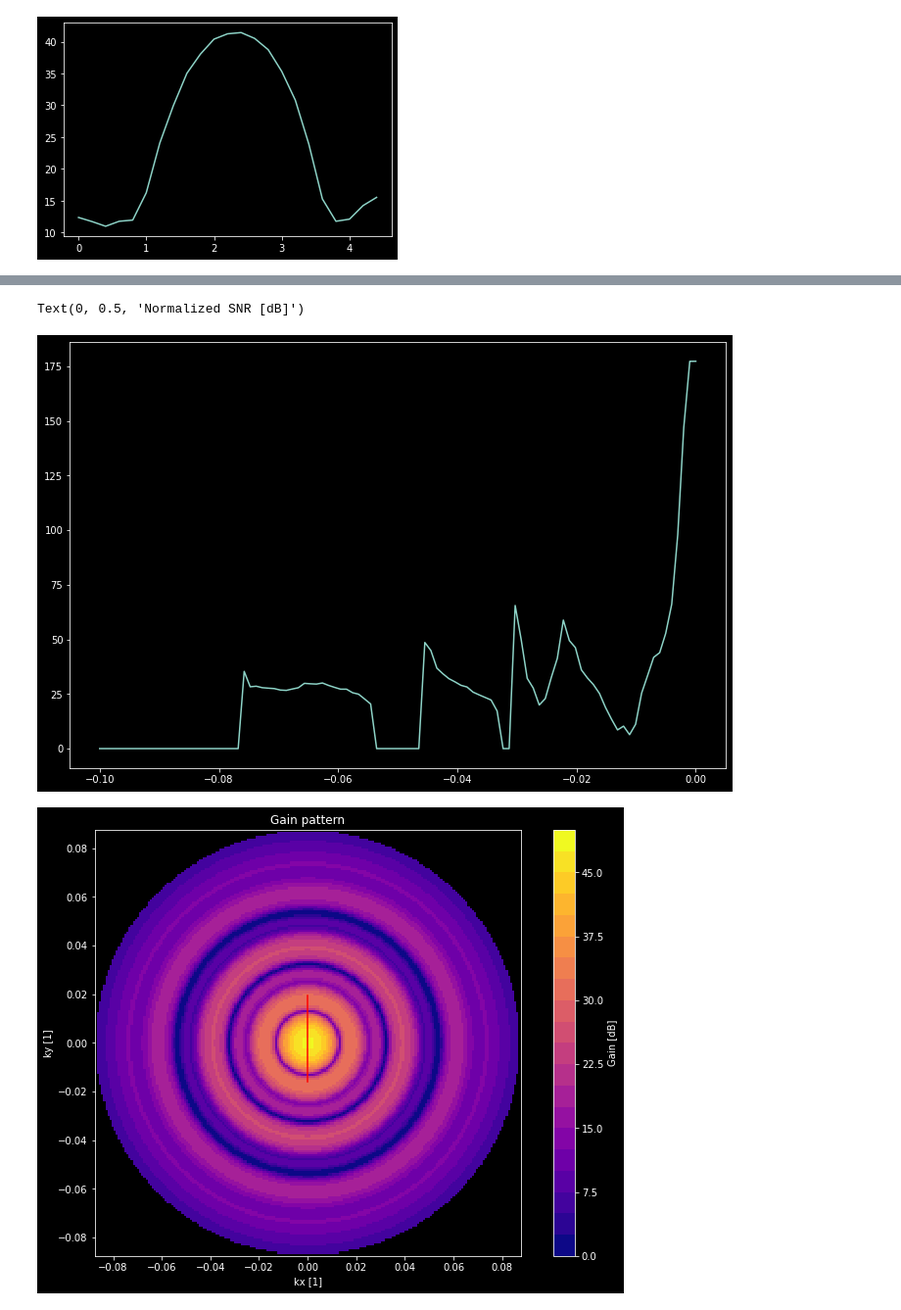
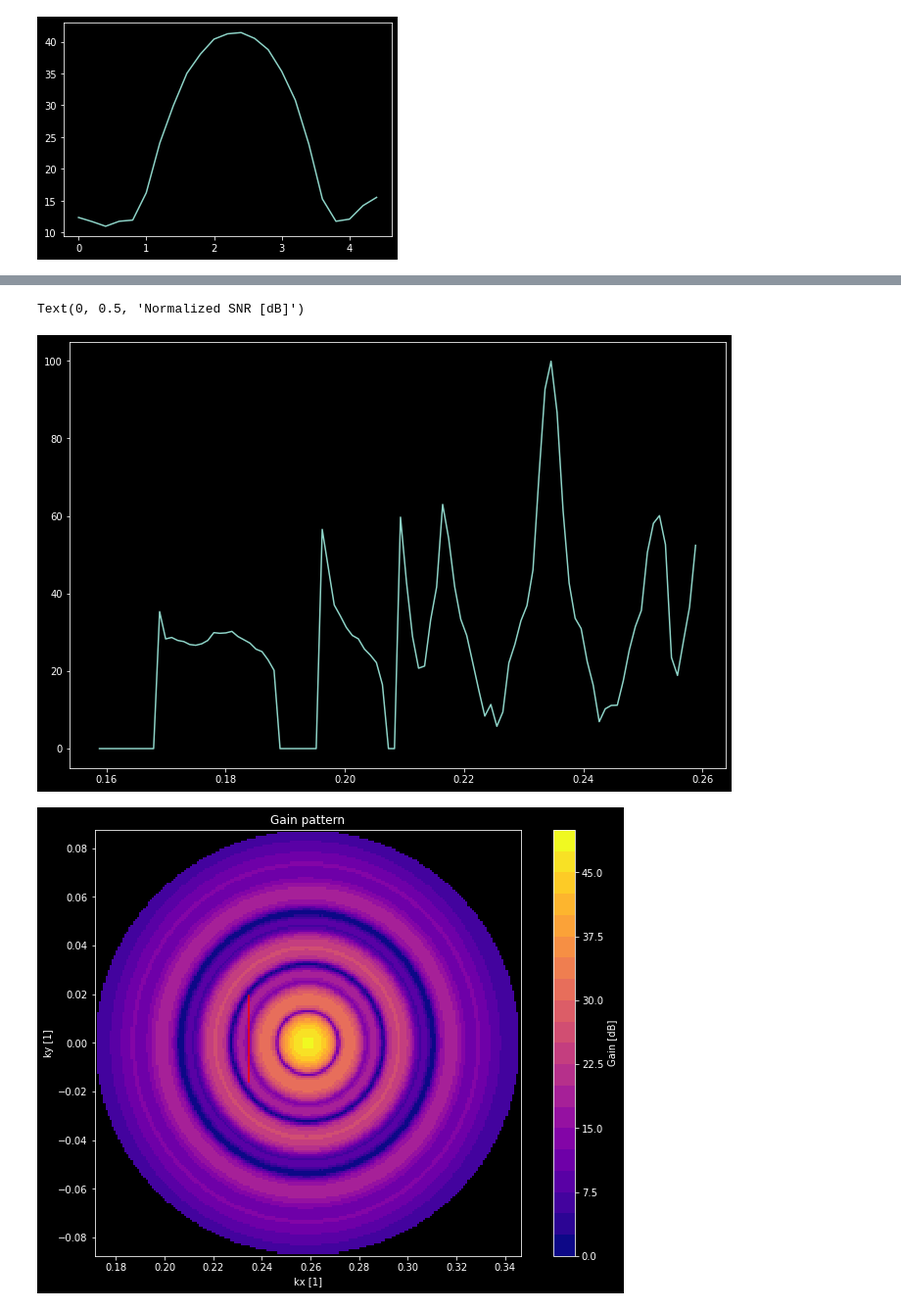
Before and after one commit to jvierine/antisat_analysis, a Jupyter notebook: projects/test_find_rcs.ipynb, the cells around one changed output, grey strips where cells are left out. Shown at 98% size. Saved outputs shown, nothing was run; the diff lists cells and outputs as text; code cells hidden in the pictures.

```diff
--- a/projects/test_find_rcs.ipynb
+++ b/projects/test_find_rcs.ipynb
@@ -106,7 +106,7 @@ mu_r = np.mean(data['r'].values)
 #How long is this arch length radians?
 arc = vel*np.max(data['t'])/mu_r
 yp = np.sin(arc*0.5)
-xp = 0
+xp = radar.tx[0].beam.pointing[0]
 # %%
 pth_f = gain_path_function(
     np.array([xp, yp]),
@@ -312,7 +329,7 @@ diams = []
 SNR_sims = []
 pths = []
 matches = []
-xps = np.linspace(0,-0.1,100)
+xps = radar.tx[0].beam.pointing[0] + np.linspace(0,-0.1,100)
 #figure out offset
 x = data['t'].values.copy()/np.max(data['t'])
 #peak snr
@@ -378,32 +395,32 @@ SNR_sim = SNR_sims[best_ind]
 xp = xps[best_ind]
 pth = pths[best_ind]
 
 fig, ax = plt.subplots(figsize=(12,8))
 ax.plot(xps, matches)
 
 fig, ax = plt.subplots(figsize=(12,8))
 pyant.plotting.gain_heatmap(radar.tx[0].beam, min_elevation=85.0, ax=ax)
 ax.plot(pth[0, :], pth[1, :], '-r')
 
 inds = np.abs(data['t'].values - data['t'].values[snr_max]) < 1.0
 
 fig, axes = plt.subplots(2,1, figsize=(12,8))
 axes[0].plot(data['t'][inds], diam[inds]*1e2)
 axes[0].set_ylabel('Diameter [cm]')
 axes[1].plot(data['t'][inds], np.log10(diam[inds]*1e2))
 axes[1].set_ylabel('Diameter [log10(cm)]')
 axes[1].set_xlabel('Time [s]')
 
 fig, axes = plt.subplots(2,1, figsize=(12,8))
 axes[0].plot(data['t'], SNR_sim/np.max(SNR_sim), label='Estimated')
 axes[0].plot(data['t'], data['SNR']/np.max(data['SNR']), label='Measured')
 axes[1].plot(data['t'], 10*np.log10(SNR_sim/np.max(SNR_sim)), label='Estimated')
 axes[1].plot(data['t'], 10*np.log10(data['SNR']/np.max(data['SNR'])), label='Measured')
 axes[0].legend()
 axes[1].set_xlabel('Time [s]')
 axes[0].set_ylabel('Normalized SNR [1]')
 axes[1].set_ylabel('Normalized SNR [dB]')
 # %% [output]
 Text(0, 0.5, 'Normalized SNR [dB]')
-[figure, old version]
+[figure, new version]
-[figure, old version]
+[figure, new version]
```
Also changed, not shown: parts of 18 cells of this notebook.
